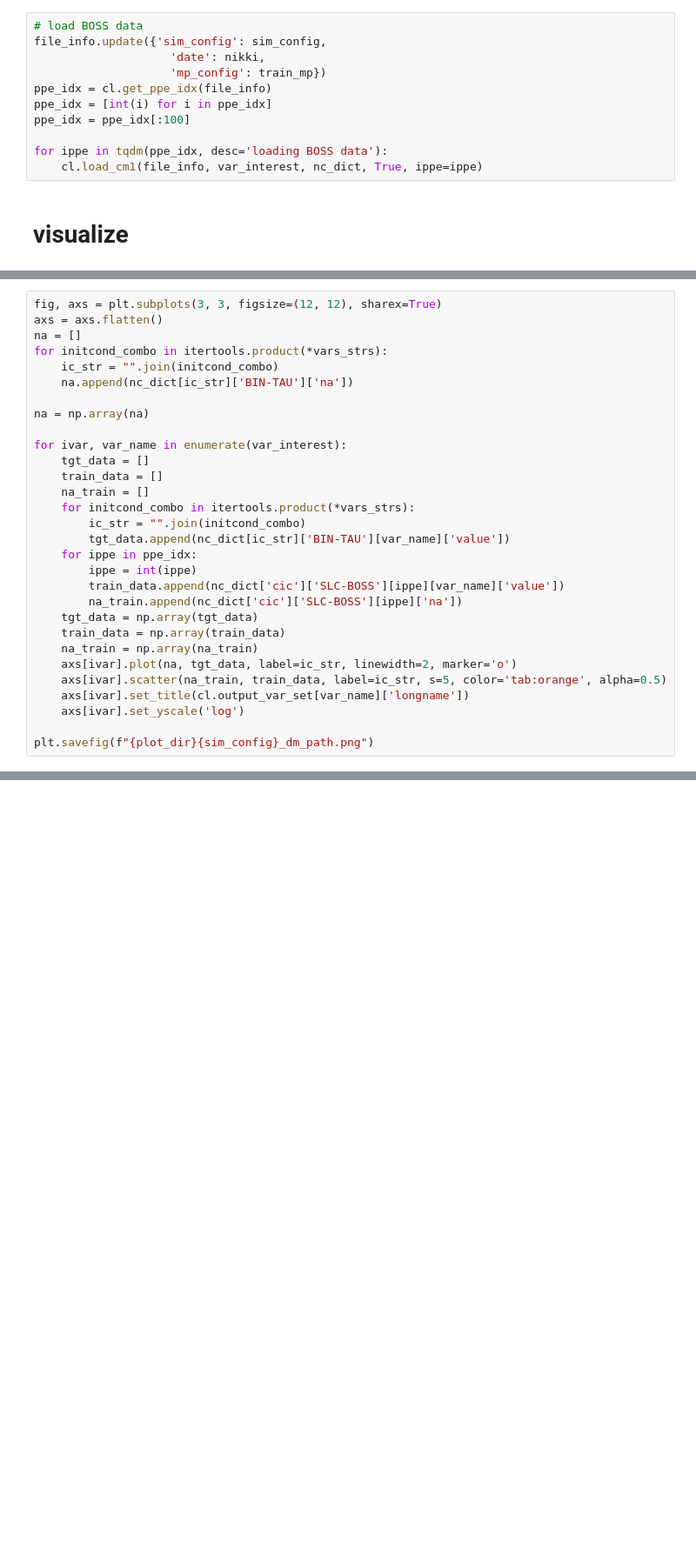
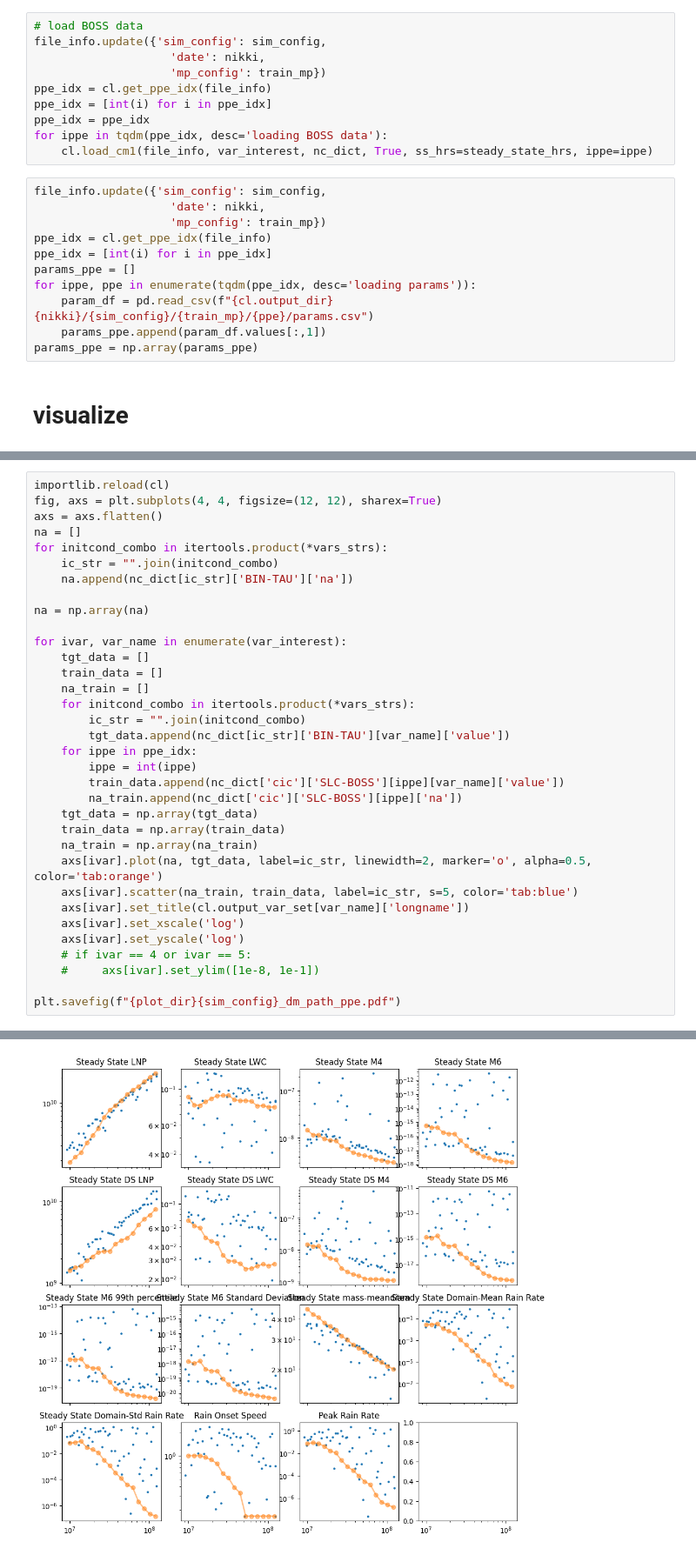
Before and after one commit to arthurzqhu/BOSS_PPE, a Jupyter notebook: cm1_ppe.ipynb, the cells around one changed output, grey strips where cells are left out. Shown at 87% size. Drawn from its saved outputs; the diff is of its cells as text; blank space fills up the shorter version.

```diff
--- a/cm1_ppe.ipynb
+++ b/cm1_ppe.ipynb
@@ -67,13 +68,23 @@ np.float32(0.0)
-# %%
-# load BOSS data
-file_info.update({'sim_config': sim_config,
-                    'date': nikki,
-                    'mp_config': train_mp})
-ppe_idx = cl.get_ppe_idx(file_info)
-ppe_idx = [int(i) for i in ppe_idx]
-ppe_idx = ppe_idx[:100]
-
-for ippe in tqdm(ppe_idx, desc='loading BOSS data'):
-    cl.load_cm1(file_info, var_interest, nc_dict, True, ippe=ippe)
+# %%
+# load BOSS data
+file_info.update({'sim_config': sim_config,
+                    'date': nikki,
+                    'mp_config': train_mp})
+ppe_idx = cl.get_ppe_idx(file_info)
+ppe_idx = [int(i) for i in ppe_idx]
+ppe_idx = ppe_idx
+for ippe in tqdm(ppe_idx, desc='loading BOSS data'):
+    cl.load_cm1(file_info, var_interest, nc_dict, True, ss_hrs=steady_state_hrs, ippe=ippe)
+# %%
+file_info.update({'sim_config': sim_config,
+                    'date': nikki,
+                    'mp_config': train_mp})
+ppe_idx = cl.get_ppe_idx(file_info)
+ppe_idx = [int(i) for i in ppe_idx]
+params_ppe = []
+for ippe, ppe in enumerate(tqdm(ppe_idx, desc='loading params')):
+    param_df = pd.read_csv(f"{cl.output_dir}{nikki}/{sim_config}/{train_mp}/{ppe}/params.csv")
+    params_ppe.append(param_df.values[:,1])
+params_ppe = np.array(params_ppe)
 # %% [markdown]
 # visualize
@@ -85,5 +91,6 @@ np.float32(35554.86)
 # %%
-fig, axs = plt.subplots(3, 3, figsize=(12, 12), sharex=True)
+importlib.reload(cl)
+fig, axs = plt.subplots(4, 4, figsize=(12, 12), sharex=True)
 axs = axs.flatten()
 na = []
 for initcond_combo in itertools.product(*vars_strs):
@@ -106,10 +113,13 @@ for ivar, var_name in enumerate(var_interest):
     tgt_data = np.array(tgt_data)
     train_data = np.array(train_data)
     na_train = np.array(na_train)
-    axs[ivar].plot(na, tgt_data, label=ic_str, linewidth=2, marker='o')
-    axs[ivar].scatter(na_train, train_data, label=ic_str, s=5, color='tab:orange', alpha=0.5)
+    axs[ivar].plot(na, tgt_data, label=ic_str, linewidth=2, marker='o', alpha=0.5, color='tab:orange')
+    axs[ivar].scatter(na_train, train_data, label=ic_str, s=5, color='tab:blue')
     axs[ivar].set_title(cl.output_var_set[var_name]['longname'])
+    axs[ivar].set_xscale('log')
     axs[ivar].set_yscale('log')
+    # if ivar == 4 or ivar == 5:
+    #     axs[ivar].set_ylim([1e-8, 1e-1])
 
-plt.savefig(f"{plot_dir}{sim_config}_dm_path.png")
+plt.savefig(f"{plot_dir}{sim_config}_dm_path_ppe.pdf")
 # %% [output]
@@ -116,0 +126 @@ NameError: name 'plt' is not defined
+[figure, added]
```
Also changed, not shown: parts of 25 cells of this notebook.
